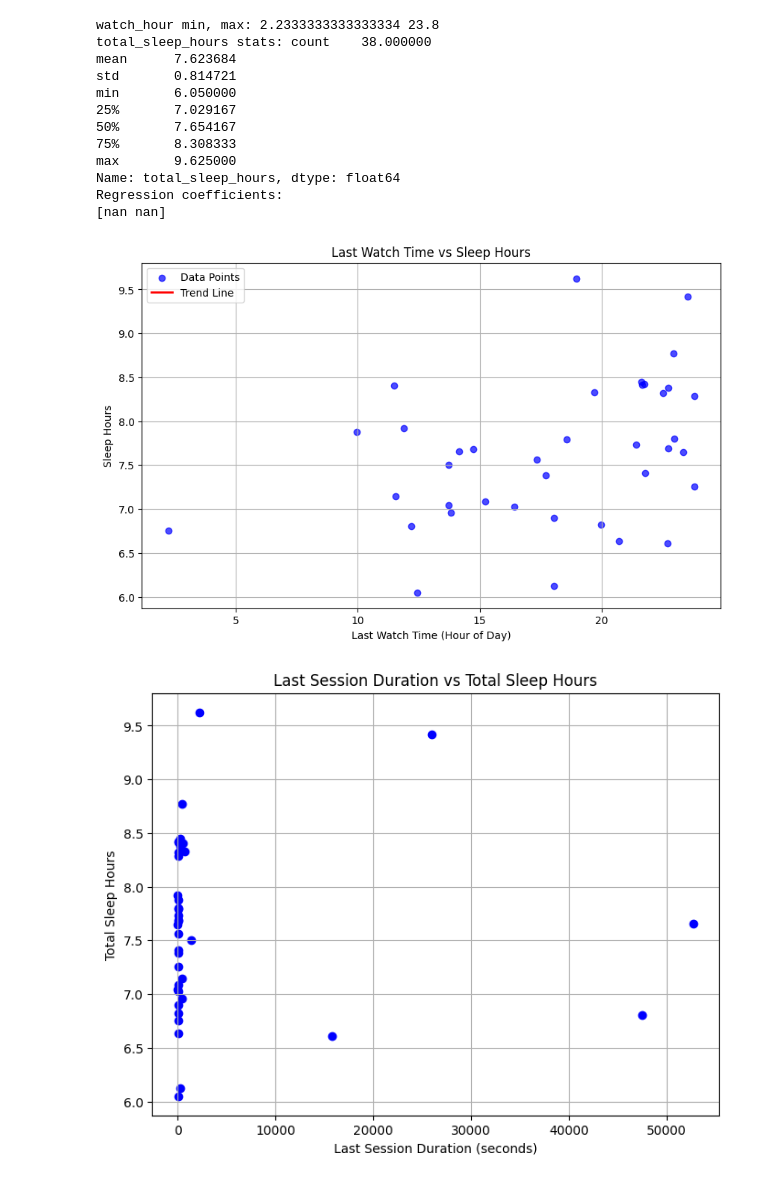
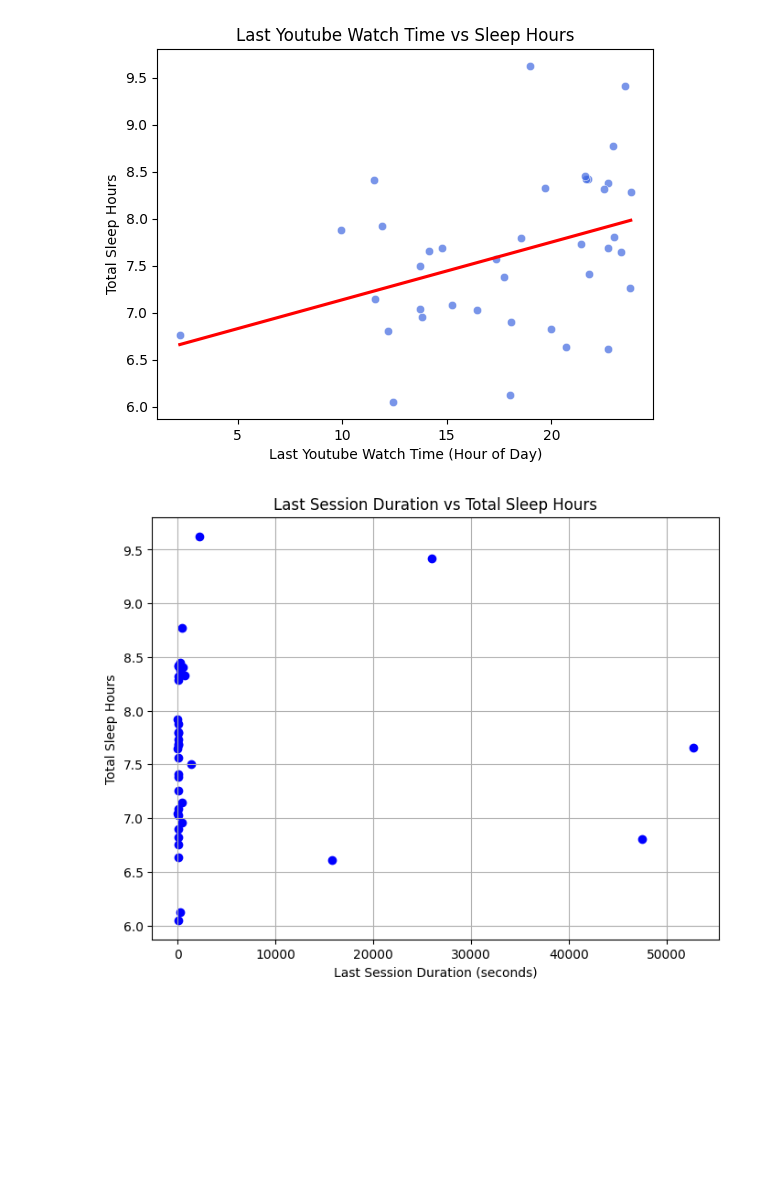
Before and after one commit to elaine-zhang12/google_takeout_sleep, a Jupyter notebook: elaine_youtube_sleep_inference.ipynb, the cells around one changed output. Drawn from its saved outputs; the diff is of its cells as text; code cells hidden in the pictures; blank space fills up the shorter version.

Commit message:
fixed_elaine_graph

```diff
--- a/elaine_youtube_sleep_inference.ipynb
+++ b/elaine_youtube_sleep_inference.ipynb
@@ -19,51 +19,23 @@ df.head()
 | 2 | 2025-01-03 | NaN | NaN | NaN | 12:47:15.706000 | https://www.youtube.com/watch?v=S... | DMV: Online Degrees & Certificate... | Watched | ... |
 | 3 | 2025-01-04 | 7.875000 | 2025-01-04 01:22:05-05:00 | 2025-01-04 09:34:35-05:00 | 00:23:09.520000 | https://www.youtube.com/watch?v=e... | My reaction to big bro come handl... | Watched | ... |
 | 4 | 2025-01-05 | 8.775000 | 2025-01-05 00:32:58-05:00 | 2025-01-05 09:33:28-05:00 | 19:34:17.228000 | https://www.youtube.com/watch?v=S... | DMV: Online Degrees & Certificate... | Watched | ... |
-# %%
-# Convert time_last to datetime and extract watch_hour
-df["time_last"] = pd.to_datetime(df["time_last"])
-df['watch_hour'] = df['time_last'].dt.hour + df['time_last'].dt.minute / 60.0
-
-# Optional: Check for missing values and print basic stats
-print("watch_hour min, max:", df['watch_hour'].min(), df['watch_hour'].max())
-print("total_sleep_hours stats:", df['total_sleep_hours'].describe())
-print("Regression coefficients:")
-
-# Fit a linear regression model to the data
-coeffs = np.polyfit(df['watch_hour'], df['total_sleep_hours'], 1)
-print(coeffs)  # Debug: check the slope and intercept
-trend_poly = np.poly1d(coeffs)
-
-# Generate x-values for the trend line within the range of your data
-x_vals = np.linspace(df['watch_hour'].min(), df['watch_hour'].max(), 100)
-y_vals = trend_poly(x_vals)
-
-# Create the plot using an Axes object for clarity
-fig, ax = plt.subplots(figsize=(10, 6))
-ax.scatter(df['watch_hour'], df['total_sleep_hours'], color='blue', alpha=0.7, label='Data Points')
-ax.plot(x_vals, y_vals, color='red', linewidth=2, label='Trend Line')
-
-ax.set_xlabel('Last Watch Time (Hour of Day)')
-ax.set_ylabel('Sleep Hours')
-ax.set_title('Last Watch Time vs Sleep Hours')
-ax.grid(True)
-ax.legend()
-
-plt.show()
-# %% [output]
-watch_hour min, max: 2.2333333333333334 23.8
-total_sleep_hours stats: count    38.000000
-mean      7.623684
-std       0.814721
-min       6.050000
-25%       7.029167
-50%       7.654167
-75%       8.308333
-max       9.625000
-Name: total_sleep_hours, dtype: float64
-Regression coefficients:
-[nan nan]
-[figure, removed]
+# %%
+import seaborn as sns
+# Convert time_last to datetime and extract watch_hour
+df["time_last"] = pd.to_datetime(df["time_last"])
+df['watch_hour'] = df['time_last'].dt.hour + df['time_last'].dt.minute / 60.0
+
+sns.scatterplot(data=df, x="watch_hour", y="total_sleep_hours", alpha=0.7, color="royalblue")
+sns.regplot(data=df, x="watch_hour", y="total_sleep_hours", scatter=False, color="red", ci=None)
+
+
+# Create the plot using an Axes object for clarity
+plt.xlabel("Last Youtube Watch Time (Hour of Day)")
+plt.ylabel("Total Sleep Hours")
+plt.title("Last Youtube Watch Time vs Sleep Hours")
+plt.show()
+# %% [output]
+[figure, added]
 # %%
 df["session_duration"] = pd.to_timedelta(df["session_duration"])
 df['duration_minutes'] = df['session_duration'].dt.total_seconds()
```
